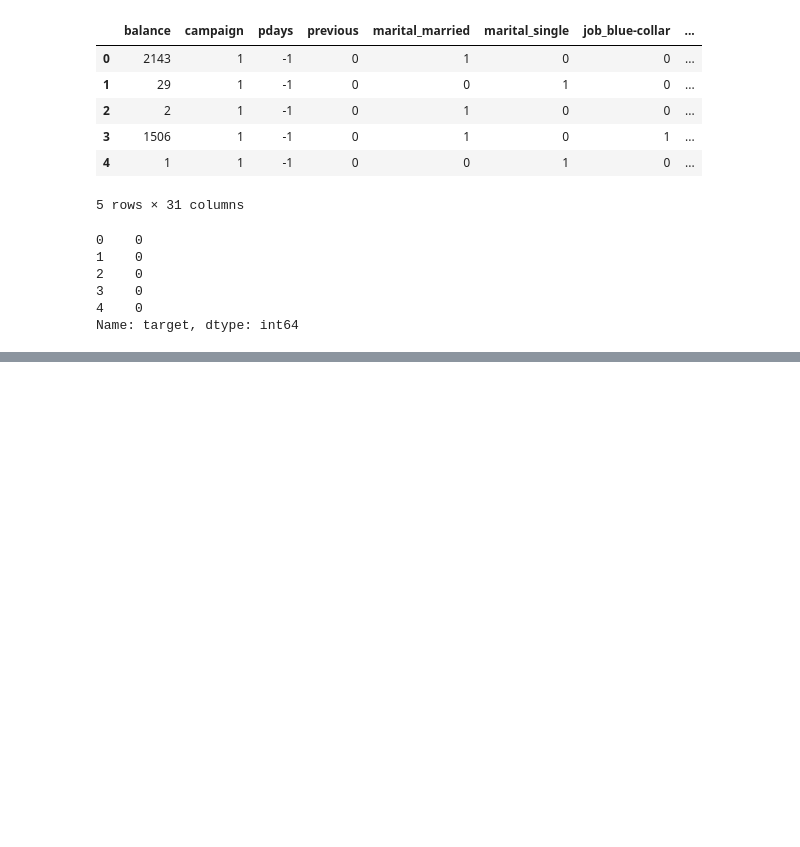
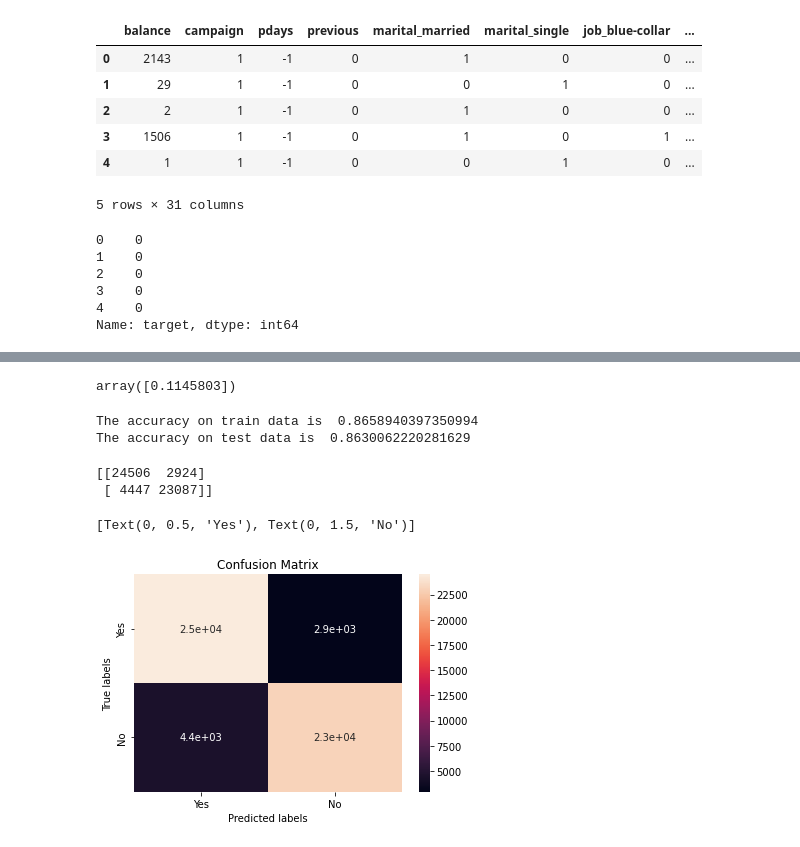
Before and after one commit to dongrepranali/Bank-Marketing-Effectiveness-Prediction, a Jupyter notebook: Bank_Marketing_Effectiveness_Prediction_Capstone_Project.ipynb, the cells around one changed output, grey strips where cells are left out. Saved outputs shown, nothing was run; the diff lists cells and outputs as text; code cells hidden in the pictures; blank space fills up the shorter version.

```diff
--- a/Bank_Marketing_Effectiveness_Prediction_Capstone_Project.ipynb
+++ b/Bank_Marketing_Effectiveness_Prediction_Capstone_Project.ipynb
@@ -789,0 +811,7 @@ X,y = sampler.fit_resample(X.values, y.values)
+# %%
+# Scale the data using Standard Scaler
+ss = StandardScaler()
+X = ss.fit_transform(X)
+# %%
+# Split the data into train and test split
+X_train, X_test, y_train, y_test =train_test_split(X, y, test_size = 0.25, random_state =42)
@@ -789,0 +840,4 @@ X,y = sampler.fit_resample(X.values, y.values)
+# %%
+# fitting model to logistic regression
+log_model = LogisticRegression(fit_intercept = True, max_iter = 10000)
+log_model.fit(X_train, y_train)
@@ -789,0 +857,5 @@ X,y = sampler.fit_resample(X.values, y.values)
+# %%
+#Get the model intercept
+log_model.intercept_
+# %% [output]
+array([0.1145803])
@@ -789,0 +866,35 @@ X,y = sampler.fit_resample(X.values, y.values)
+# %%
+# Get the predicted classes
+train_class_preds = log_model.predict(X_train)
+test_class_preds = log_model.predict(X_test)
+# %%
+# Get the accuracy scores
+train_accuracy = accuracy_score(train_class_preds,y_train)
+test_accuracy = accuracy_score(test_class_preds,y_test)
+
+print("The accuracy on train data is ", train_accuracy)
+print("The accuracy on test data is ", test_accuracy)
+# %% [output]
+The accuracy on train data is  0.8658940397350994
+The accuracy on test data is  0.8630062220281629
+# %%
+# Confusion matrix for train
+
+labels = ['Yes', 'No']
+cm = confusion_matrix(y_train, train_class_preds)
+print(cm)
+
+ax= plt.subplot()
+sns.heatmap(cm, annot=True, ax = ax)
+
+# labels, title and ticks
+ax.set_xlabel('Predicted labels')
+ax.set_ylabel('True labels')
+ax.set_title('Confusion Matrix')
+ax.xaxis.set_ticklabels(labels)
+ax.yaxis.set_ticklabels(labels)
+# %% [output]
+[[24506  2924]
+ [ 4447 23087]]
+[Text(0, 0.5, 'Yes'), Text(0, 1.5, 'No')]
+[figure, added]
```
Also changed, not shown: parts of 25 cells of this notebook.
